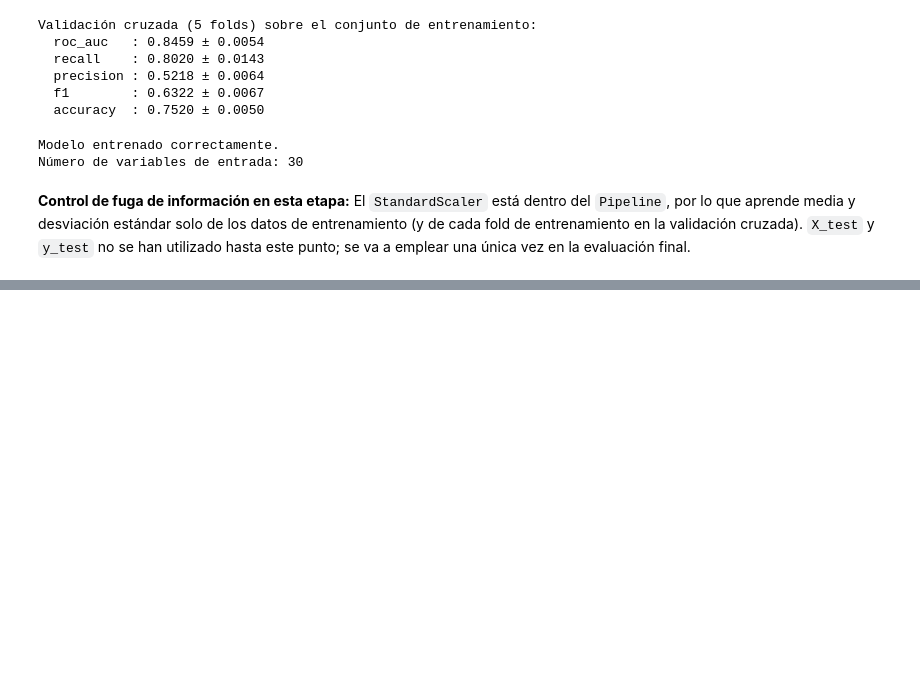
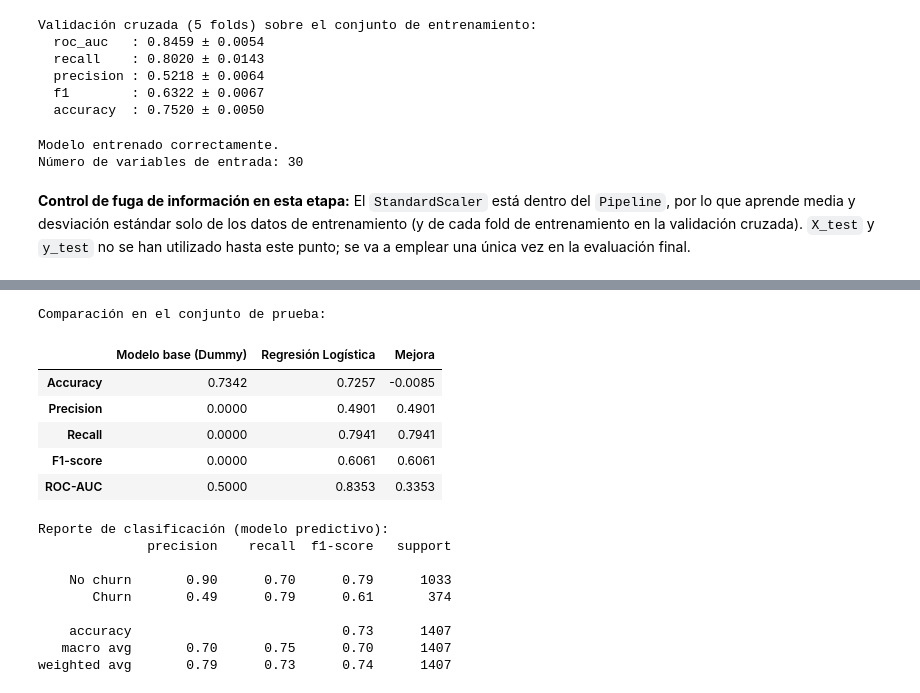
Before and after one commit to deisyrestrepoo/Prediccion-Churn-Clientes-Telco-Customer-Churn, a Jupyter notebook: fase-1/notebook.ipynb, the cells around one changed output, grey strips where cells are left out. Cells and saved outputs as stored; diff of their text form; code cells hidden in the pictures; blank space fills up the shorter version.

```diff
--- a/fase-1/notebook.ipynb
+++ b/fase-1/notebook.ipynb
@@ -614,0 +620,47 @@ El `StandardScaler` está dentro del `Pipeline`, por lo que aprende media y desv
+# %%
+from sklearn.metrics import (
+    accuracy_score, precision_score, recall_score,
+    f1_score, roc_auc_score, classification_report
+)
+
+# Predicciones del modelo final sobre el conjunto de prueba
+y_pred = modelo.predict(X_test)
+y_proba = modelo.predict_proba(X_test)[:, 1]
+
+resultados_modelo = {
+    "Accuracy":  accuracy_score(y_test, y_pred),
+    "Precision": precision_score(y_test, y_pred, zero_division=0),
+    "Recall":    recall_score(y_test, y_pred, zero_division=0),
+    "F1-score":  f1_score(y_test, y_pred, zero_division=0),
+    "ROC-AUC":   roc_auc_score(y_test, y_proba),
+}
+
+# Tabla comparativa: modelo base vs. modelo predictivo
+comparacion = pd.DataFrame({
+    "Modelo base (Dummy)": resultados_base,
+    "Regresión Logística": resultados_modelo,
+}).round(4)
+comparacion["Mejora"] = (comparacion["Regresión Logística"] - comparacion["Modelo base (Dummy)"]).round(4)
+
+print("Comparación en el conjunto de prueba:")
+display(comparacion)
+
+print("\nReporte de clasificación (modelo predictivo):")
+print(classification_report(y_test, y_pred, target_names=["No churn", "Churn"]))
+# %% [output]
+Comparación en el conjunto de prueba:
+|  | Modelo base (Dummy) | Regresión Logística | Mejora |
+| Accuracy | 0.7342 | 0.7257 | -0.0085 |
+| Precision | 0.0000 | 0.4901 | 0.4901 |
+| Recall | 0.0000 | 0.7941 | 0.7941 |
+| F1-score | 0.0000 | 0.6061 | 0.6061 |
+| ROC-AUC | 0.5000 | 0.8353 | 0.3353 |
+Reporte de clasificación (modelo predictivo):
+              precision    recall  f1-score   support
+
+    No churn       0.90      0.70      0.79      1033
+       Churn       0.49      0.79      0.61       374
+
+    accuracy                           0.73      1407
+   macro avg       0.70      0.75      0.70      1407
+weighted avg       0.79      0.73      0.74      1407
```
Also changed, not shown: parts of 8 cells of this notebook.
